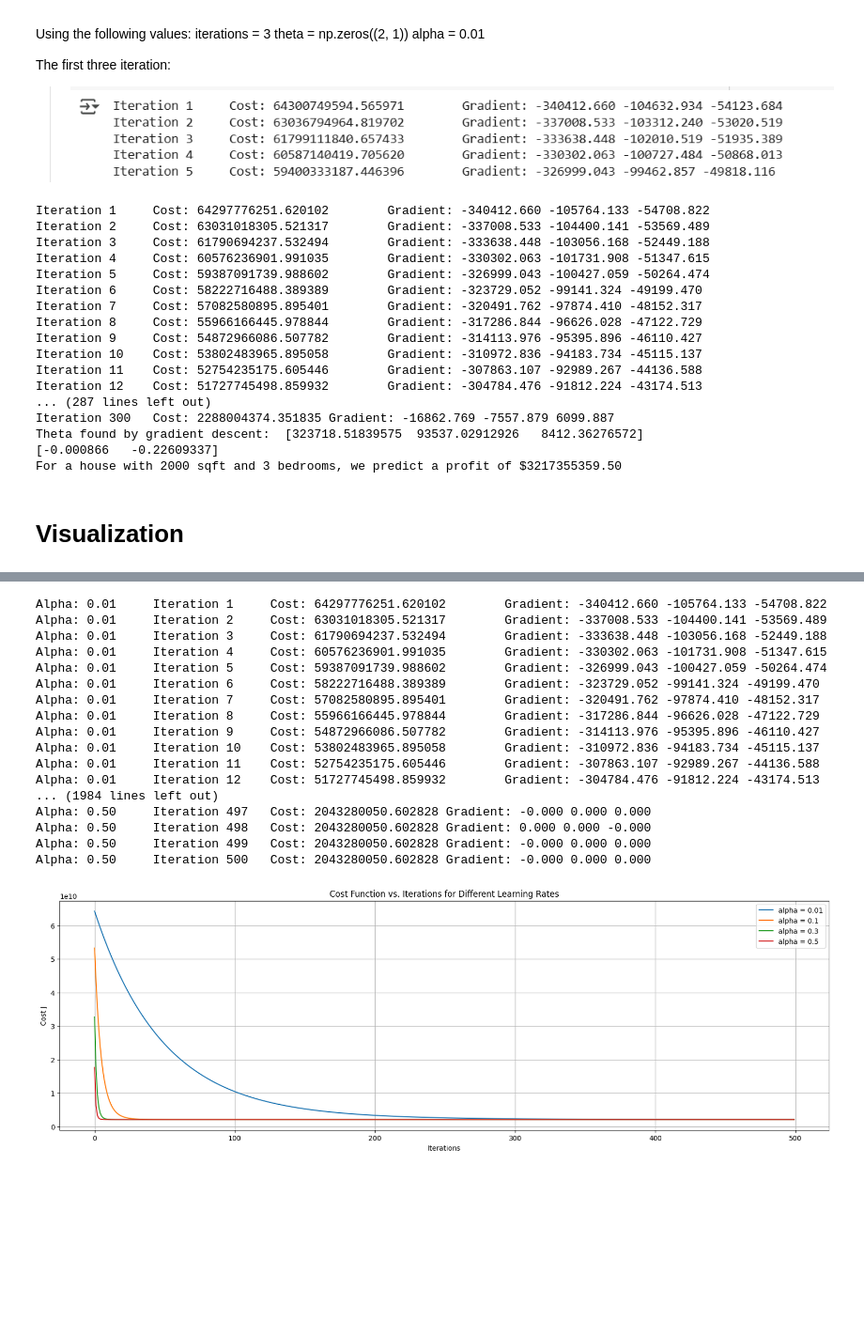
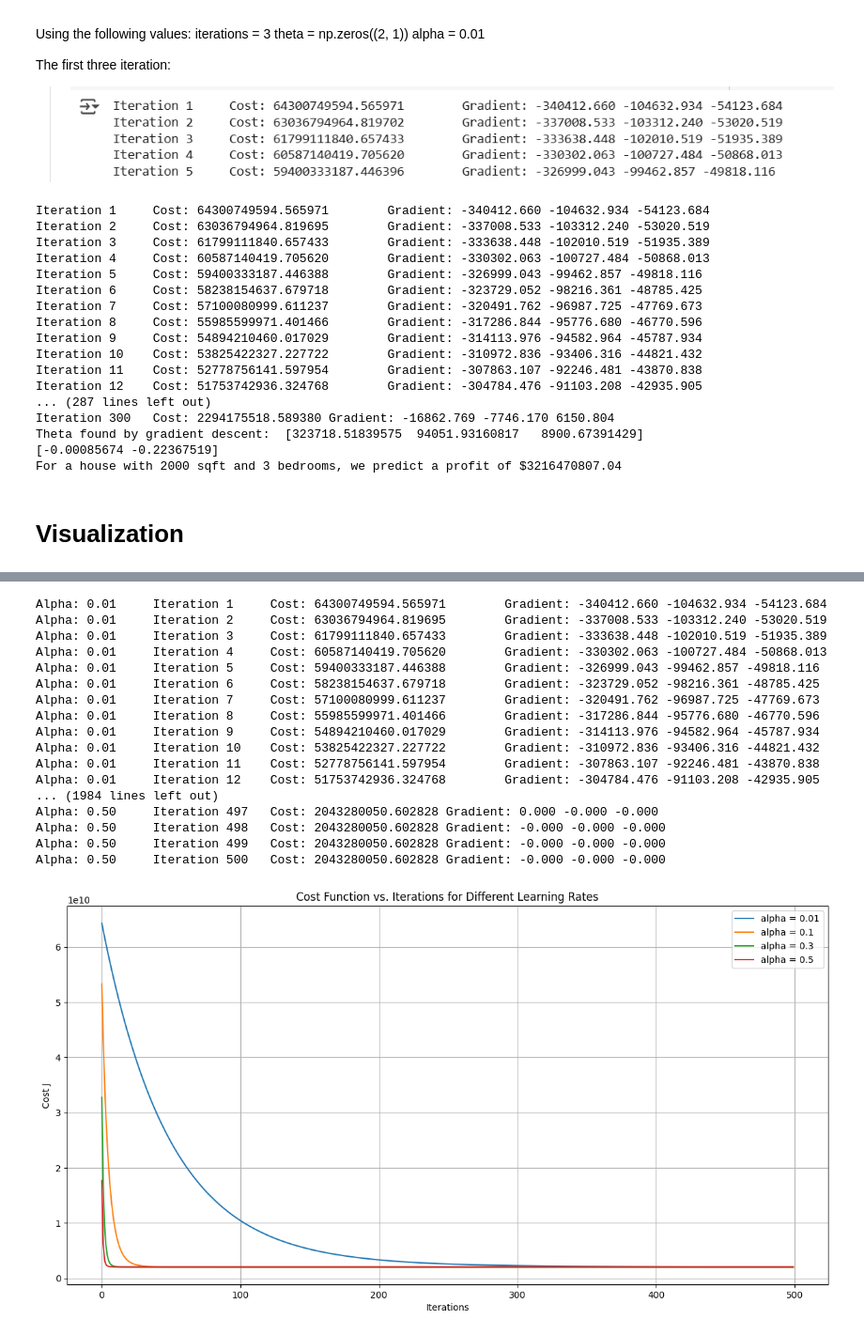
Before and after one commit to undelapaz-rnap-2025I/tarea-regresion-FashaOwO, a Jupyter notebook: regression/Regression_multilinear.ipynb, the cells around one changed output, grey strips where cells are left out. Shown at 94% size. Cells and saved outputs as stored; diff of their text form; code cells hidden in the pictures; blank space fills up the shorter version.

```diff
--- a/regression/Regression_multilinear.ipynb
+++ b/regression/Regression_multilinear.ipynb
@@ -185,7 +180,7 @@ theta = np.zeros((3, 1))
 alpha = 0.01
 
 def gradientDescent(X, y, theta, alpha, iterations):
-  m = len(y)  # number of training examples
+  m = y.size  # number of training examples
   J_history = np.zeros(iterations)
 
   for iter in range(iterations):
@@ -214,23 +209,23 @@ print(normalized_features)
 predict1 = np.hstack([1, normalized_features]) @ theta
 print(f'For a house with {input_features[0]} sqft and {input_features[1]} bedrooms, we predict a profit of ${(predict1 * 10000).item():.2f}')
 # %% [output]
-Iteration 1     Cost: 64297776251.620102        Gradient: -340412.660 -105764.133 -54708.822
-Iteration 2     Cost: 63031018305.521317        Gradient: -337008.533 -104400.141 -53569.489
-Iteration 3     Cost: 61790694237.532494        Gradient: -333638.448 -103056.168 -52449.188
-Iteration 4     Cost: 60576236901.991035        Gradient: -330302.063 -101731.908 -51347.615
-Iteration 5     Cost: 59387091739.988602        Gradient: -326999.043 -100427.059 -50264.474
-Iteration 6     Cost: 58222716488.389389        Gradient: -323729.052 -99141.324 -49199.470
-Iteration 7     Cost: 57082580895.895401        Gradient: -320491.762 -97874.410 -48152.317
-Iteration 8     Cost: 55966166445.978844        Gradient: -317286.844 -96626.028 -47122.729
-Iteration 9     Cost: 54872966086.507782        Gradient: -314113.976 -95395.896 -46110.427
-Iteration 10    Cost: 53802483965.895058        Gradient: -310972.836 -94183.734 -45115.137
-Iteration 11    Cost: 52754235175.605446        Gradient: -307863.107 -92989.267 -44136.588
-Iteration 12    Cost: 51727745498.859932        Gradient: -304784.476 -91812.224 -43174.513
+Iteration 1     Cost: 64300749594.565971        Gradient: -340412.660 -104632.934 -54123.684
+Iteration 2     Cost: 63036794964.819695        Gradient: -337008.533 -103312.240 -53020.519
+Iteration 3     Cost: 61799111840.657433        Gradient: -333638.448 -102010.519 -51935.389
+Iteration 4     Cost: 60587140419.705620        Gradient: -330302.063 -100727.484 -50868.013
+Iteration 5     Cost: 59400333187.446388        Gradient: -326999.043 -99462.857 -49818.116
+Iteration 6     Cost: 58238154637.679718        Gradient: -323729.052 -98216.361 -48785.425
+Iteration 7     Cost: 57100080999.611237        Gradient: -320491.762 -96987.725 -47769.673
+Iteration 8     Cost: 55985599971.401466        Gradient: -317286.844 -95776.680 -46770.596
+Iteration 9     Cost: 54894210460.017029        Gradient: -314113.976 -94582.964 -45787.934
+Iteration 10    Cost: 53825422327.227722        Gradient: -310972.836 -93406.316 -44821.432
+Iteration 11    Cost: 52778756141.597954        Gradient: -307863.107 -92246.481 -43870.838
+Iteration 12    Cost: 51753742936.324768        Gradient: -304784.476 -91103.208 -42935.905
 ... (287 lines left out)
-Iteration 300   Cost: 2288004374.351835 Gradient: -16862.769 -7557.879 6099.887
-Theta found by gradient descent:  [323718.51839575  93537.02912926   8412.36276572]
-[-0.000866   -0.22609337]
-For a house with 2000 sqft and 3 bedrooms, we predict a profit of $3217355359.50
+Iteration 300   Cost: 2294175518.589380 Gradient: -16862.769 -7746.170 6150.804
+Theta found by gradient descent:  [323718.51839575  94051.93160817   8900.67391429]
+[-0.00085674 -0.22367519]
+For a house with 2000 sqft and 3 bedrooms, we predict a profit of $3216470807.04
 # %% [markdown]
 # Visualization
 # %% [markdown]
@@ -254,7 +249,7 @@ alpha_vector = np.array([0.01, 0.1, 0.3, 0.5])
 matrix_J = np.zeros((iterations, len(alpha_vector)))
 
 def gradientDescent(X, y, theta, alpha_vector, iterations):
-    m = len(y)  # number of training examples
+    m = y.size  # number of training examples
     J_history = np.zeros((iterations, len(alpha_vector)))
 
     for j in range(len(alpha_vector)):
@@ -262,48 +257,48 @@ def gradientDescent(X, y, theta, alpha_vector, iterations):
         theta_temp = np.zeros_like(theta)  # Reset theta for each learning rate
         for iter in range(iterations):
             # Compute the hypothesis
             h = X @ theta_temp  # Matrix multiplication
 
             # Compute the gradient
             grad_J = (1 / m) * (X.T @ (h - y))  # Gradient of the cost function
 
             # Update theta
             theta_temp -= alpha * grad_J
 
             # Compute the cost and store it
             J_history[iter, j] = cost_function(theta_temp, X, y)
             print(f"Alpha: {alpha:.2f}\tIteration {iter + 1}\tCost: {J_history[iter, j]:.6f}\tGradient: {grad_J[0, 0]:.3f} {grad_J[1, 0]:.3f} {grad_J[2, 0]:.3f}")
     return J_history
 
 # Call the function
 J_history = gradientDescent(X, y, theta, alpha_vector, iterations)
 
 # Plot the cost function over iterations for different alpha values
-plt.figure(figsize=(20, ))
+plt.figure(figsize=(15, 7.5))
 for i, alpha in enumerate(alpha_vector):
     plt.plot(range(iterations), J_history[:, i], label=f'alpha = {alpha}')
 plt.xlabel('Iterations')
 plt.ylabel('Cost J')
 plt.title('Cost Function vs. Iterations for Different Learning Rates')
 plt.legend()
 plt.grid(True)
 plt.show()
 # %% [output]
-Alpha: 0.01     Iteration 1     Cost: 64297776251.620102        Gradient: -340412.660 -105764.133 -54708.822
-Alpha: 0.01     Iteration 2     Cost: 63031018305.521317        Gradient: -337008.533 -104400.141 -53569.489
-Alpha: 0.01     Iteration 3     Cost: 61790694237.532494        Gradient: -333638.448 -103056.168 -52449.188
-Alpha: 0.01     Iteration 4     Cost: 60576236901.991035        Gradient: -330302.063 -101731.908 -51347.615
-Alpha: 0.01     Iteration 5     Cost: 59387091739.988602        Gradient: -326999.043 -100427.059 -50264.474
-Alpha: 0.01     Iteration 6     Cost: 58222716488.389389        Gradient: -323729.052 -99141.324 -49199.470
-Alpha: 0.01     Iteration 7     Cost: 57082580895.895401        Gradient: -320491.762 -97874.410 -48152.317
-Alpha: 0.01     Iteration 8     Cost: 55966166445.978844        Gradient: -317286.844 -96626.028 -47122.729
-Alpha: 0.01     Iteration 9     Cost: 54872966086.507782        Gradient: -314113.976 -95395.896 -46110.427
-Alpha: 0.01     Iteration 10    Cost: 53802483965.895058        Gradient: -310972.836 -94183.734 -45115.137
-Alpha: 0.01     Iteration 11    Cost: 52754235175.605446        Gradient: -307863.107 -92989.267 -44136.588
-Alpha: 0.01     Iteration 12    Cost: 51727745498.859932        Gradient: -304784.476 -91812.224 -43174.513
+Alpha: 0.01     Iteration 1     Cost: 64300749594.565971        Gradient: -340412.660 -104632.934 -54123.684
+Alpha: 0.01     Iteration 2     Cost: 63036794964.819695        Gradient: -337008.533 -103312.240 -53020.519
+Alpha: 0.01     Iteration 3     Cost: 61799111840.657433        Gradient: -333638.448 -102010.519 -51935.389
+Alpha: 0.01     Iteration 4     Cost: 60587140419.705620        Gradient: -330302.063 -100727.484 -50868.013
+Alpha: 0.01     Iteration 5     Cost: 59400333187.446388        Gradient: -326999.043 -99462.857 -49818.116
+Alpha: 0.01     Iteration 6     Cost: 58238154637.679718        Gradient: -323729.052 -98216.361 -48785.425
+Alpha: 0.01     Iteration 7     Cost: 57100080999.611237        Gradient: -320491.762 -96987.725 -47769.673
+Alpha: 0.01     Iteration 8     Cost: 55985599971.401466        Gradient: -317286.844 -95776.680 -46770.596
+Alpha: 0.01     Iteration 9     Cost: 54894210460.017029        Gradient: -314113.976 -94582.964 -45787.934
+Alpha: 0.01     Iteration 10    Cost: 53825422327.227722        Gradient: -310972.836 -93406.316 -44821.432
+Alpha: 0.01     Iteration 11    Cost: 52778756141.597954        Gradient: -307863.107 -92246.481 -43870.838
+Alpha: 0.01     Iteration 12    Cost: 51753742936.324768        Gradient: -304784.476 -91103.208 -42935.905
 ... (1984 lines left out)
-Alpha: 0.50     Iteration 497   Cost: 2043280050.602828 Gradient: -0.000 0.000 0.000
-Alpha: 0.50     Iteration 498   Cost: 2043280050.602828 Gradient: 0.000 0.000 -0.000
-Alpha: 0.50     Iteration 499   Cost: 2043280050.602828 Gradient: -0.000 0.000 0.000
-Alpha: 0.50     Iteration 500   Cost: 2043280050.602828 Gradient: -0.000 0.000 0.000
+Alpha: 0.50     Iteration 497   Cost: 2043280050.602828 Gradient: 0.000 -0.000 -0.000
+Alpha: 0.50     Iteration 498   Cost: 2043280050.602828 Gradient: -0.000 -0.000 -0.000
+Alpha: 0.50     Iteration 499   Cost: 2043280050.602828 Gradient: -0.000 -0.000 -0.000
+Alpha: 0.50     Iteration 500   Cost: 2043280050.602828 Gradient: -0.000 -0.000 -0.000
-[figure, old version]
+[figure, new version]
```
Also changed, not shown: parts of 3 cells of this notebook.
